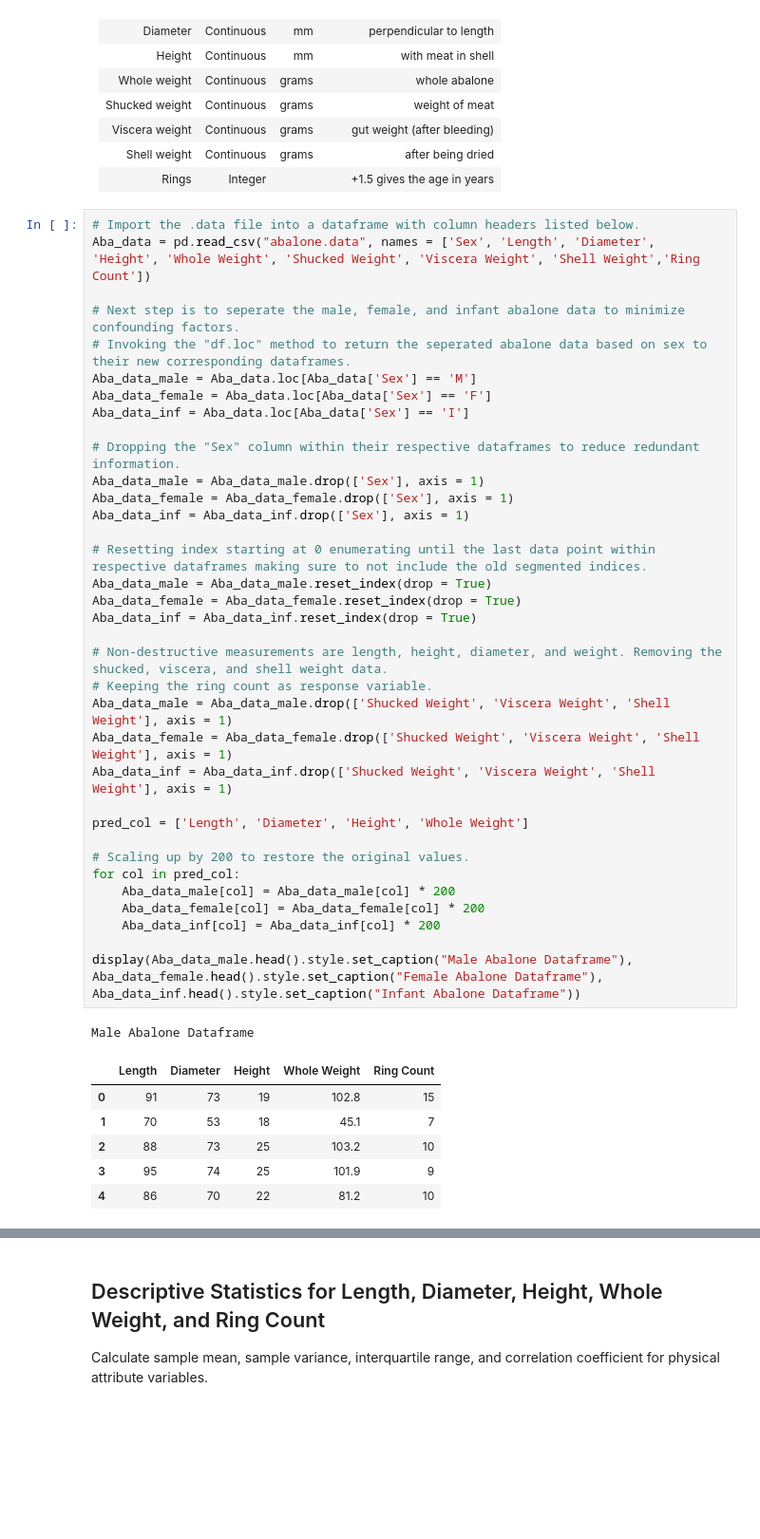
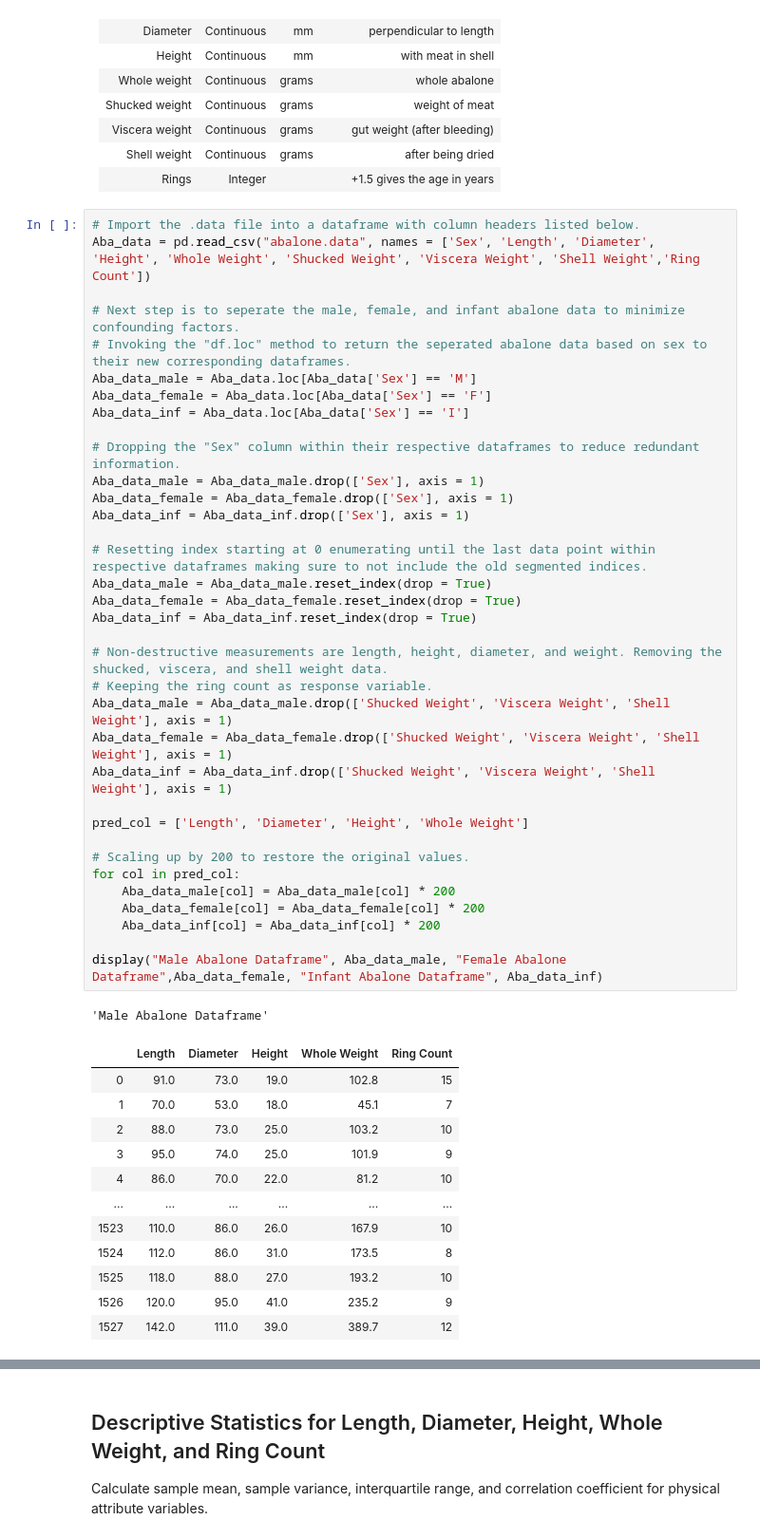
Before and after one commit to thokieu/Abalone-Regression, a Jupyter notebook: Workbook.ipynb, the cells around one changed output, grey strips where cells are left out. Shown at 95% size. Saved outputs shown, nothing was run; the diff lists cells and outputs as text; blank space fills up the shorter version.

```diff
--- a/Workbook.ipynb
+++ b/Workbook.ipynb
@@ -59,37 +59,43 @@ Aba_data = pd.read_csv("abalone.data", names = ['Sex', 'Length', 'Diameter', 'He
 Aba_data_male = Aba_data.loc[Aba_data['Sex'] == 'M']
 Aba_data_female = Aba_data.loc[Aba_data['Sex'] == 'F']
 Aba_data_inf = Aba_data.loc[Aba_data['Sex'] == 'I']
 
 # Dropping the "Sex" column within their respective dataframes to reduce redundant information.
 Aba_data_male = Aba_data_male.drop(['Sex'], axis = 1)
 Aba_data_female = Aba_data_female.drop(['Sex'], axis = 1)
 Aba_data_inf = Aba_data_inf.drop(['Sex'], axis = 1)
 
 # Resetting index starting at 0 enumerating until the last data point within respective dataframes making sure to not include the old segmented indices.
 Aba_data_male = Aba_data_male.reset_index(drop = True)
 Aba_data_female = Aba_data_female.reset_index(drop = True)
 Aba_data_inf = Aba_data_inf.reset_index(drop = True)
 
 # Non-destructive measurements are length, height, diameter, and weight. Removing the shucked, viscera, and shell weight data.
 # Keeping the ring count as response variable.
 Aba_data_male = Aba_data_male.drop(['Shucked Weight', 'Viscera Weight', 'Shell Weight'], axis = 1)
 Aba_data_female = Aba_data_female.drop(['Shucked Weight', 'Viscera Weight', 'Shell Weight'], axis = 1)
 Aba_data_inf = Aba_data_inf.drop(['Shucked Weight', 'Viscera Weight', 'Shell Weight'], axis = 1)
 
 pred_col = ['Length', 'Diameter', 'Height', 'Whole Weight']
 
 # Scaling up by 200 to restore the original values.
 for col in pred_col:
     Aba_data_male[col] = Aba_data_male[col] * 200
     Aba_data_female[col] = Aba_data_female[col] * 200
     Aba_data_inf[col] = Aba_data_inf[col] * 200
 
-display(Aba_data_male.head().style.set_caption("Male Abalone Dataframe"), Aba_data_female.head().style.set_caption("Female Abalone Dataframe"), Aba_data_inf.head().style.set_caption("Infant Abalone Dataframe"))
+display("Male Abalone Dataframe", Aba_data_male, "Female Abalone Dataframe",Aba_data_female, "Infant Abalone Dataframe", Aba_data_inf)
 # %% [output]
-Male Abalone Dataframe
+'Male Abalone Dataframe'
 |  | Length | Diameter | Height | Whole Weight | Ring Count |
-| 0 | 91 | 73 | 19 | 102.8 | 15 |
-| 1 | 70 | 53 | 18 | 45.1 | 7 |
-| 2 | 88 | 73 | 25 | 103.2 | 10 |
-| 3 | 95 | 74 | 25 | 101.9 | 9 |
-| 4 | 86 | 70 | 22 | 81.2 | 10 |
+| 0 | 91.0 | 73.0 | 19.0 | 102.8 | 15 |
+| 1 | 70.0 | 53.0 | 18.0 | 45.1 | 7 |
+| 2 | 88.0 | 73.0 | 25.0 | 103.2 | 10 |
+| 3 | 95.0 | 74.0 | 25.0 | 101.9 | 9 |
+| 4 | 86.0 | 70.0 | 22.0 | 81.2 | 10 |
+| ... | ... | ... | ... | ... | ... |
+| 1523 | 110.0 | 86.0 | 26.0 | 167.9 | 10 |
+| 1524 | 112.0 | 86.0 | 31.0 | 173.5 | 8 |
+| 1525 | 118.0 | 88.0 | 27.0 | 193.2 | 10 |
+| 1526 | 120.0 | 95.0 | 41.0 | 235.2 | 9 |
+| 1527 | 142.0 | 111.0 | 39.0 | 389.7 | 12 |
```
Also changed, not shown: parts of 11 cells of this notebook.
